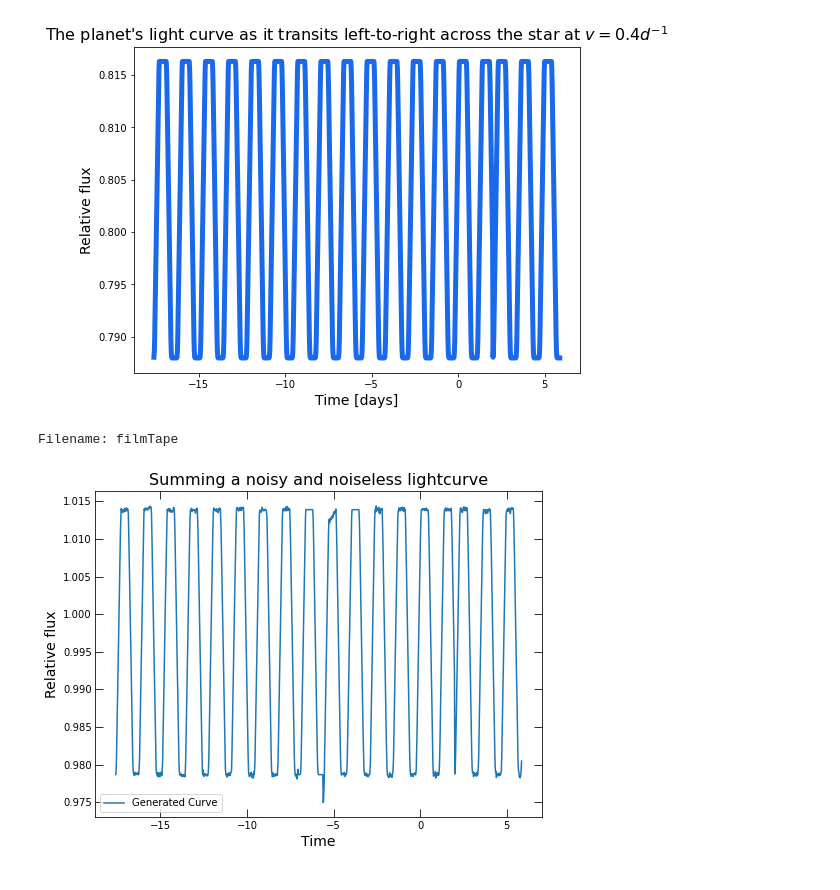
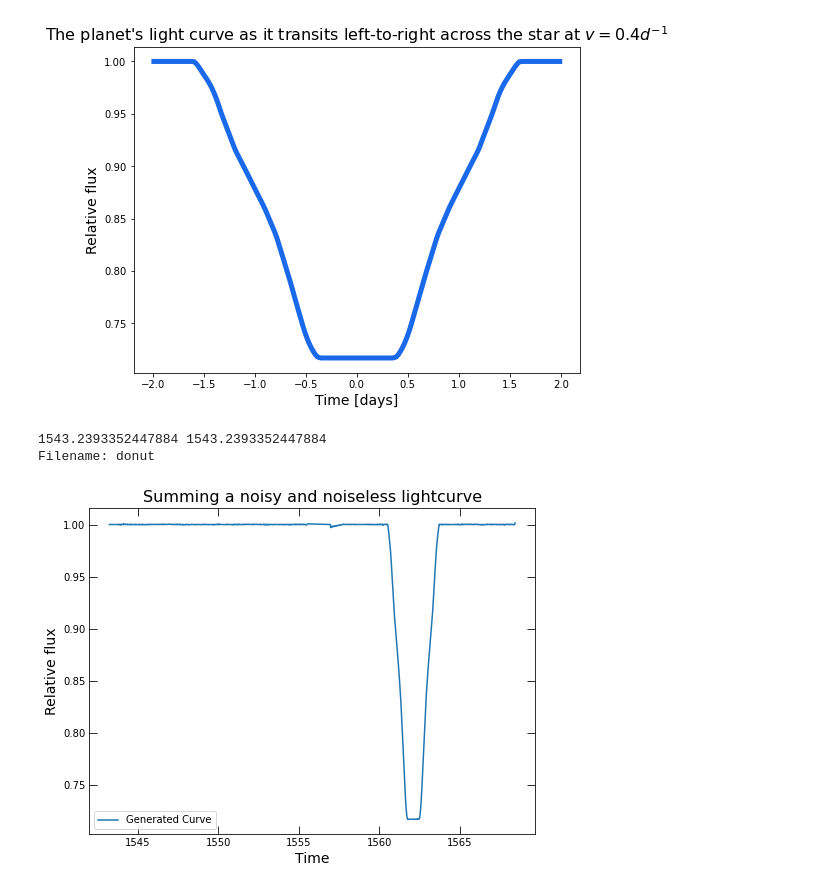
Before and after one commit to joshua-bromley/tessSignalInjection, a Jupyter notebook: lightCurveSums/injectNoise.ipynb, the cells around one changed output. Cells and saved outputs as stored; diff of their text form; code cells hidden in the pictures.

```diff
--- a/lightCurveSums/injectNoise.ipynb
+++ b/lightCurveSums/injectNoise.ipynb
@@ -90,9 +101,10 @@ for i in range(len(lc)): ##Replacing low quality data with the median, it is imp
     if q[i] != 0:
         lc[i] = medLc
 
-cutTimes, cutLc = cutLightCurve(times, lc, 1545, 1600) ##Cut Extraneous Edge Behavior
+cutTimes, cutLc = cutLightCurve(times, lc, 1500, 1600) ##Cut Extraneous Edge Behavior
 midTime = np.percentile(cutTimes,75) ##Set the 0 point at 3/4. Eight Bit Transit centers light curves at 0 so put this where you want to center the transit
 ##Tess light curves seem to have a 2 day gap near the center
+print(midTime)
 cutTimes = cutTimes - midTime
 
 fig, ax = plt.subplots(1,1,figsize=(24,6))##Plotting
@@ -119,23 +131,17 @@ plt.show()
 # %%
-times = np.linspace(-10.0,10.0,500) ##Create Eight Bit Transit Object
+#times = np.linspace(-10.0,10.0,500) ##Create Eight Bit Transit Object
 
-planetGrid = np.zeros((30,100))
-planetGrid[8:10,0:300] = 1
-planetGrid[20:22,0:300] = 1
-planetGrid[8:22,5:7] = 1
-#planetGrid[8:22,15:17] = 1
-planetGrid[8:22,25:27] = 1
-#planetGrid[8:22,35:37] = 1
-planetGrid[8:22,45:47] = 1
-#planetGrid[8:22,55:57] = 1
-planetGrid[8:22,65:67] = 1
-#planetGrid[8:22,75:77] = 1
-planetGrid[8:22,85:87] = 1
-#planetGrid[8:22,95:97] = 1
-'''
 planetGrid = np.zeros((30,30))
-planetGrid[6:24,12:18] = 1
-'''
+planetGrid[6:24,13:17] = 1
+planetGrid[13:17,6:24] = 1
+planetGrid[7:23,10:20] = 1
+planetGrid[10:20,7:23] = 1
+planetGrid[8:22,8:22] = 1
+planetGrid[9:21,9:21] = 1
+planetGrid[12:18,12:18] = 0
+planetGrid[11:19,13:17] = 0
+planetGrid[13:17,11:19] = 0
+
 planet = TransitingImage(opacitymat = planetGrid, lowres = 15, lowrestype="mean",lowresround = False, v = 1, t_ref = 0, t_arr = cutTimes)
 
 planet.plot_grid()
@@ -144,8 +150,8 @@ planet.plot_grid()
 # %%
 planetLC, overlapTimes = planet.gen_LC(t_arr = cutTimes)##Generate Light Curve
 
-overlapTimes, planetLC = cutLightCurve(overlapTimes, planetLC, -2,2)##Cutting and extending the periodic behavior of this light curve
-planetLC, overlapTimes = duplicateLightCurve(planetLC, overlapTimes, cutTimes[0],cutTimes[-1] - (cutTimes[1]-cutTimes[0]))
+#overlapTimes, planetLC = cutLightCurve(overlapTimes, planetLC, -2,2)##Cutting and extending the periodic behavior of this light curve
+#planetLC, overlapTimes = duplicateLightCurve(planetLC, overlapTimes, cutTimes[0],cutTimes[-1] - (cutTimes[1]-cutTimes[0]))
 
 fig, ax = plt.subplots(1,1,figsize=(8,6))##Plotting
 ax.plot(overlapTimes,planetLC,color="#1969ea",ls="-",lw=5)
@@ -154,27 +160,34 @@ plt.ylabel("Relative flux",fontsize=14)
 plt.title(r"The planet's light curve as it transits left-to-right across the star at $v = 0.4 d^{-1}$",fontsize=16)
 plt.show()
 # %% [output]
-[figure, old version]
+[figure, new version]
 # %%
-#longTransitLC, times = ebtExtendLC(planetLC, overlapTimes, cutTimes)
-sumLC = ebtSumLightCurves(normLc, planetLC)##Summing and normalizing lightcurves
+longTransitLC, overlapTimes = ebtExtendLC(planetLC, overlapTimes, cutTimes)
+sumLC = ebtSumLightCurves(normLc, longTransitLC)##Summing and normalizing lightcurves
 medLC = np.median(sumLC)
 sumLC = sumLC/medLC
+overlapTimes = overlapTimes + midTime
+
+print(overlapTimes[0],times[0])
+
+sumLC, overlapTimes = cleanTimes(sumLC, overlapTimes, times)
+
 
 fig, ax = plt.subplots(1,1,figsize=(8,6))##PLotting
 ax.plot(overlapTimes,sumLC,label = "Generated Curve", ls = '-')
 ax.legend()
 plt.xlabel("Time",fontsize=14)
 plt.ylabel("Relative flux",fontsize=14)
 plt.title(r"Summing a noisy and noiseless lightcurve",fontsize=16)
 
 ax.tick_params(direction = "in", which = "major", length = 8, top = True, right = True)
 ax.tick_params(direction = "in", which = "minor", length = 4, top = True, right = True)
 
 filename = input("Filename:")
 
 plt.savefig("./output/"+filename)
 plt.show()
 # %% [output]
-Filename: filmTape
+1543.2393352447884 1543.2393352447884
+Filename: donut
-[figure, old version]
+[figure, new version]
```
Also changed, not shown: parts of 7 cells of this notebook.
